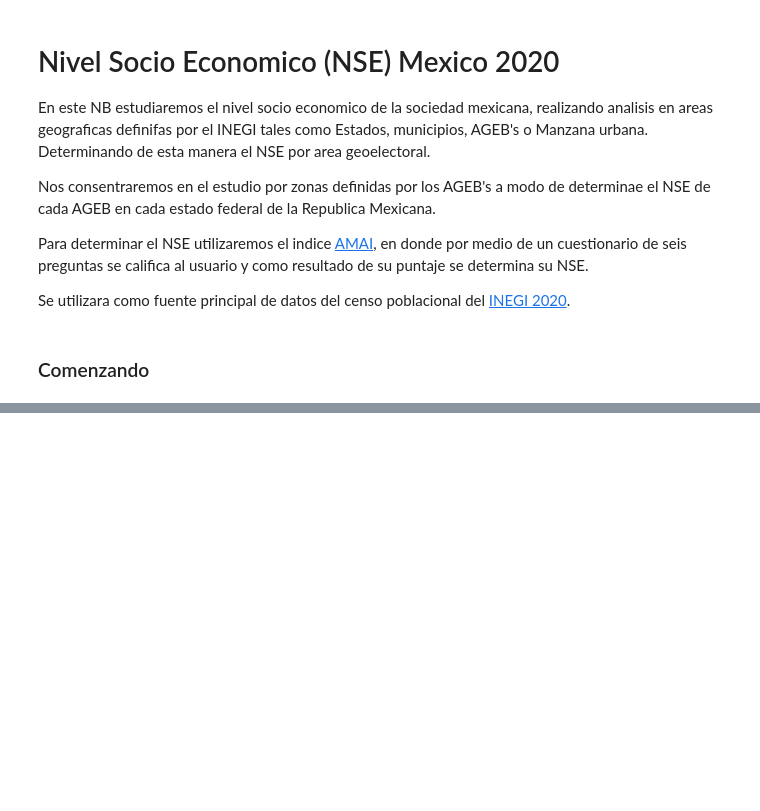
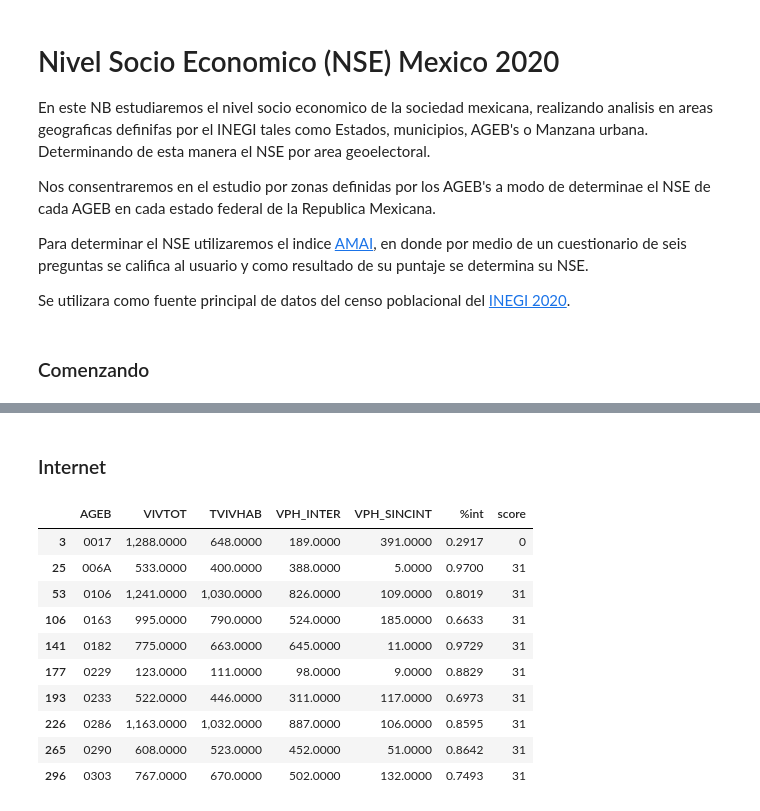
Before and after one commit to DanUMM/NSE_Mexico, a Jupyter notebook: EDA Mexico Nivel Socio Economico 2020.ipynb, the cells around one changed output, grey strips where cells are left out. Cells and saved outputs as stored; diff of their text form; code cells hidden in the pictures; blank space fills up the shorter version.

```diff
--- a/EDA Mexico Nivel Socio Economico 2020.ipynb
+++ b/EDA Mexico Nivel Socio Economico 2020.ipynb
@@ -21,0 +59,15 @@ ModuleNotFoundError: No module named 'pandas'
+# %%
+# Tomando solo totales por AGEB, Localidad o Municipio
+
+ageb = df[(df.NOM_LOC == 'Total AGEB urbana')]
+#loc = df[(df.NOM_LOC == 'Total de la localidad urbana')]
+#mun = df[(df.NOM_LOC == 'Total del municipio')]
+# %%
+# Transformando tipo de coumna a float64
+ageb = ageb.astype({'VIVTOT': 'float64',
+                    'TVIVHAB': 'float64',
+                    'VPH_INTER': 'float64',
+                    'VPH_SINCINT': 'float64',
+                    'VPH_1DOR': 'float64',
+                    'VPH_2YMASD': 'float64'
+                   })
@@ -21,0 +91,22 @@ ModuleNotFoundError: No module named 'pandas'
+# %% [markdown]
+### Internet
+# %%
+# Crear DF para puntaje internet
+internet = ageb[['AGEB', 'VIVTOT', 'TVIVHAB', 'VPH_INTER', 'VPH_SINCINT']]
+
+internet['%int'] = internet['VPH_INTER'] / internet['TVIVHAB']
+
+internet['score'] = internet['%int'].apply( lambda x: 31 if x >= 0.5 else(21 if x >= .3 else 0) )
+internet.head(10)
+# %% [output]
+|  | AGEB | VIVTOT | TVIVHAB | VPH_INTER | VPH_SINCINT | %int | score |
+| 3 | 0017 | 1,288.0000 | 648.0000 | 189.0000 | 391.0000 | 0.2917 | 0 |
+| 25 | 006A | 533.0000 | 400.0000 | 388.0000 | 5.0000 | 0.9700 | 31 |
+| 53 | 0106 | 1,241.0000 | 1,030.0000 | 826.0000 | 109.0000 | 0.8019 | 31 |
+| 106 | 0163 | 995.0000 | 790.0000 | 524.0000 | 185.0000 | 0.6633 | 31 |
+| 141 | 0182 | 775.0000 | 663.0000 | 645.0000 | 11.0000 | 0.9729 | 31 |
+| 177 | 0229 | 123.0000 | 111.0000 | 98.0000 | 9.0000 | 0.8829 | 31 |
+| 193 | 0233 | 522.0000 | 446.0000 | 311.0000 | 117.0000 | 0.6973 | 31 |
+| 226 | 0286 | 1,163.0000 | 1,032.0000 | 887.0000 | 106.0000 | 0.8595 | 31 |
+| 265 | 0290 | 608.0000 | 523.0000 | 452.0000 | 51.0000 | 0.8642 | 31 |
+| 296 | 0303 | 767.0000 | 670.0000 | 502.0000 | 132.0000 | 0.7493 | 31 |
```
Also changed, not shown: parts of 11 cells of this notebook, 1 other file.
